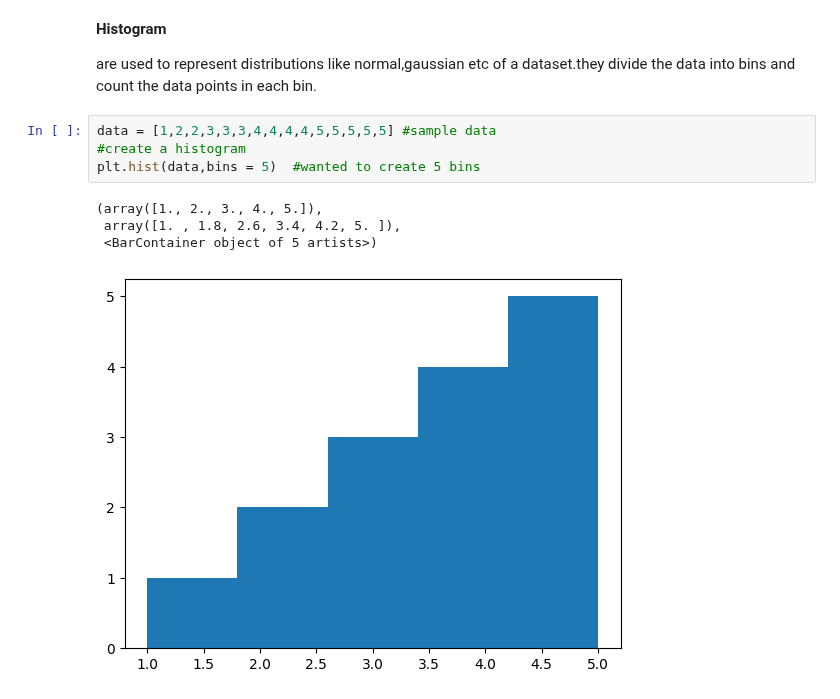
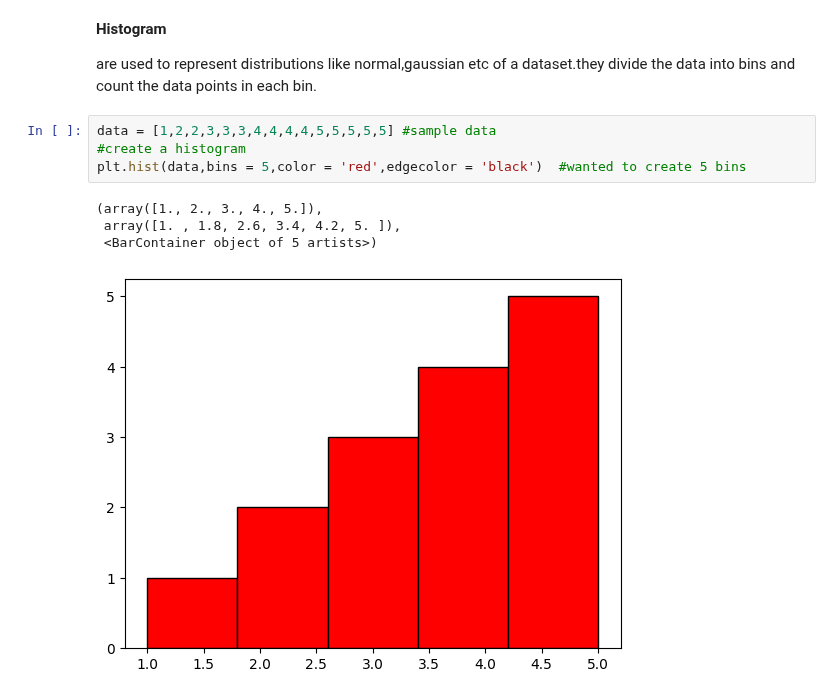
Before and after one commit to navyasrithota2006/complete_hands_on_ML, a Jupyter notebook: matplotlib/intro.ipynb, the cells around one changed output. Cells and saved outputs as stored; diff of their text form.

```diff
--- a/matplotlib/intro.ipynb
+++ b/matplotlib/intro.ipynb
@@ -75,9 +75,9 @@ are used to represent distributions like normal,gaussian etc of a dataset.they d
 # %%
 data = [1,2,2,3,3,3,4,4,4,4,5,5,5,5,5] #sample data
 #create a histogram
-plt.hist(data,bins = 5)  #wanted to create 5 bins
+plt.hist(data,bins = 5,color = 'red',edgecolor = 'black')  #wanted to create 5 bins
 # %% [output]
 (array([1., 2., 3., 4., 5.]),
  array([1. , 1.8, 2.6, 3.4, 4.2, 5. ]),
  <BarContainer object of 5 artists>)
-[figure, old version]
+[figure, new version]
```
Also changed, not shown: parts of 9 cells of this notebook, 1 other file.
